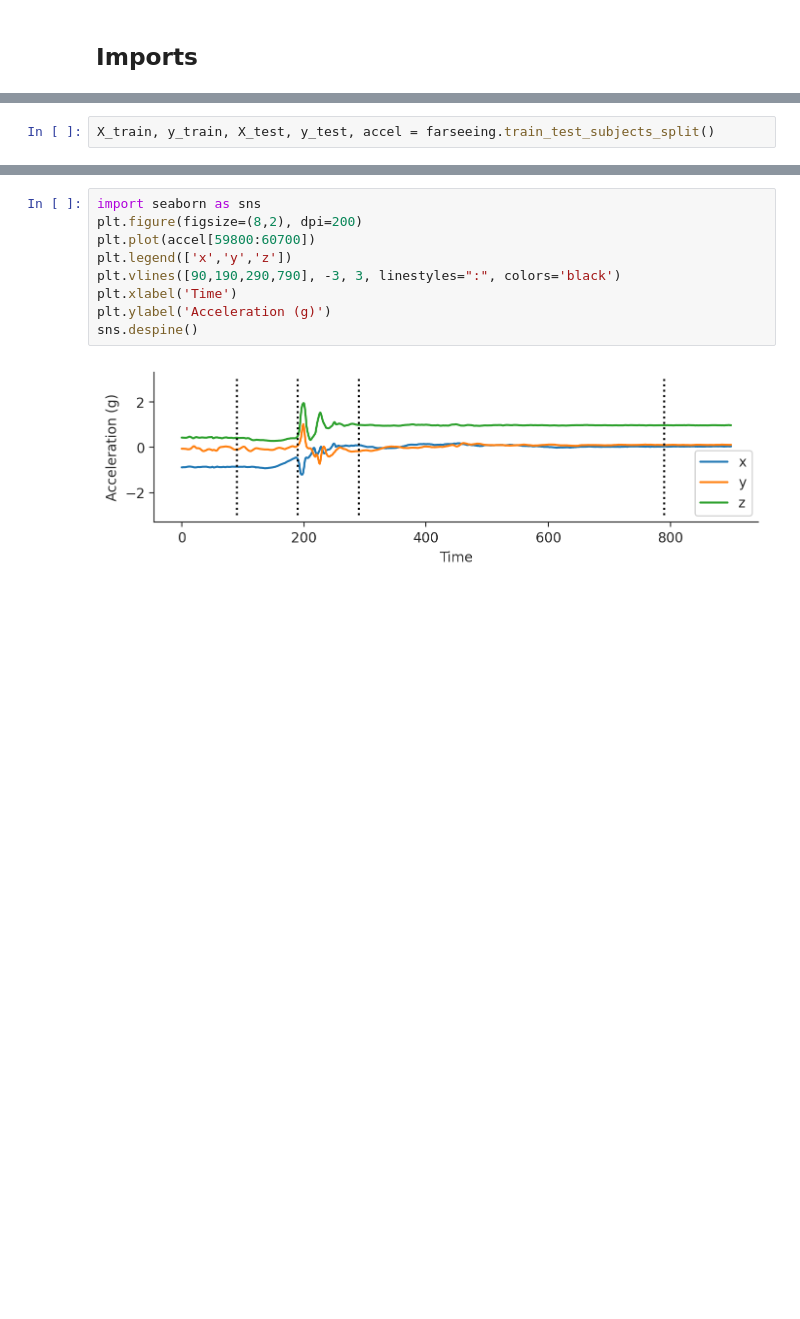
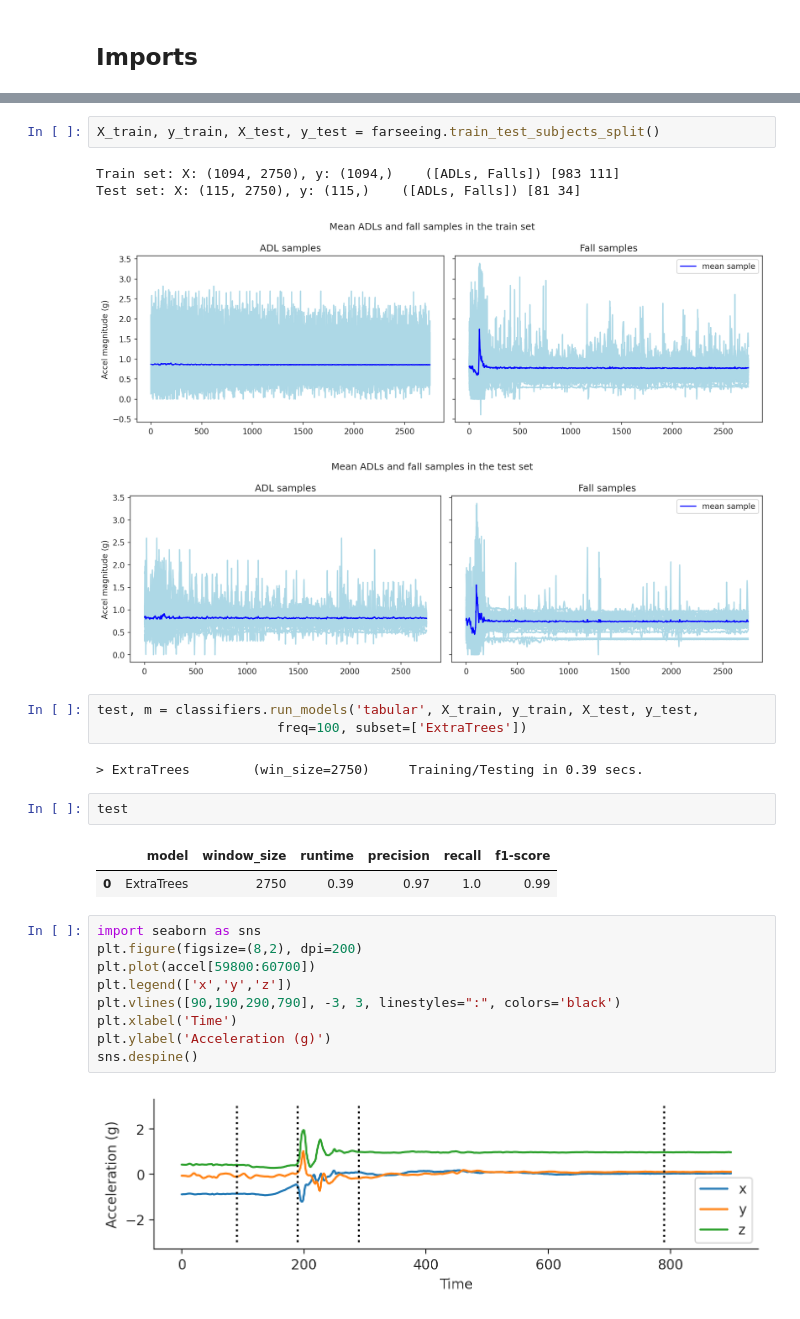
Before and after one commit to mlgig/ts_fall_detection, a Jupyter notebook: farseeing_evaluation.ipynb, the cells around one changed output, grey strips where cells are left out. Cells and saved outputs as stored; diff of their text form; blank space fills up the shorter version.

```diff
--- a/farseeing_evaluation.ipynb
+++ b/farseeing_evaluation.ipynb
@@ -13,2 +12,0 @@ from scripts import farseeing, classifiers, utils
-# %%
-X_train, y_train, X_test, y_test, accel = farseeing.train_test_subjects_split()
@@ -20,3 +39,20 @@ Test set: X: (516, 2750), y: (516,)    ([ADLs, Falls]) [465  51]
+# %%
+X_train, y_train, X_test, y_test = farseeing.train_test_subjects_split()
+# %% [output]
+Train set: X: (1094, 2750), y: (1094,)    ([ADLs, Falls]) [983 111]
+Test set: X: (115, 2750), y: (115,)    ([ADLs, Falls]) [81 34]
+[figure, added]
+[figure, added]
+# %%
+test, m = classifiers.run_models('tabular', X_train, y_train, X_test, y_test,
+                       freq=100, subset=['ExtraTrees'])
+# %% [output]
+> ExtraTrees        (win_size=2750)     Training/Testing in 0.39 secs.
+# %%
+test
+# %% [output]
+|  | model | window_size | runtime | precision | recall | f1-score |
+| 0 | ExtraTrees | 2750 | 0.39 | 0.97 | 1.0 | 0.99 |
 # %%
 import seaborn as sns
 plt.figure(figsize=(8,2), dpi=200)
```
Also changed, not shown: parts of 6 cells of this notebook, 7 other files.
